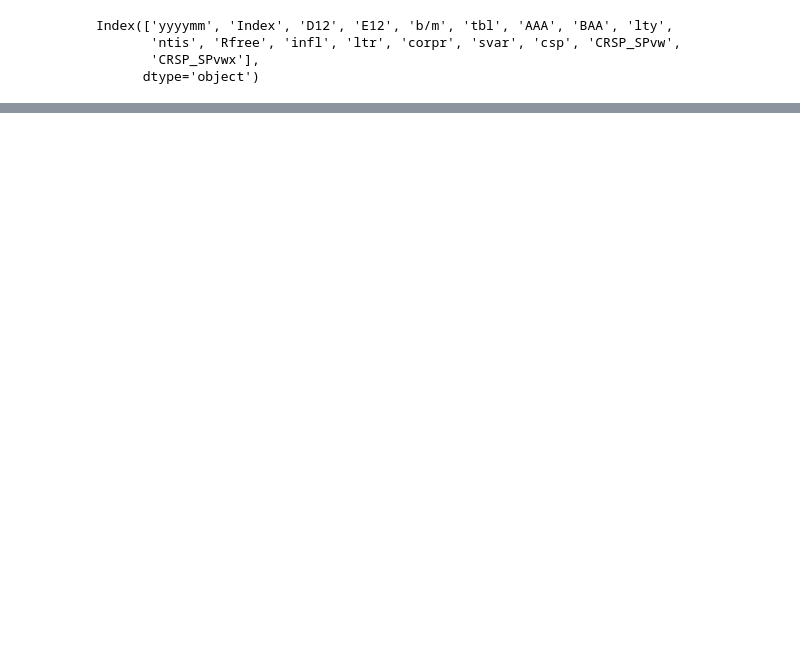
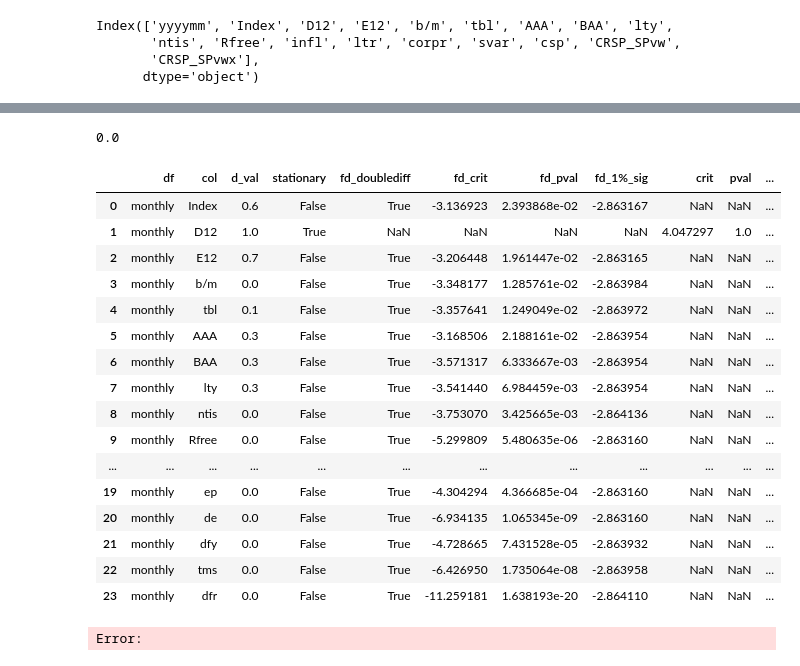
Before and after one commit to tdotkim/nw_msds, a Jupyter notebook: 451_financial_machine_learning/week_4/module4.ipynb, the cells around one changed output, grey strips where cells are left out. Cells and saved outputs as stored; diff of their text form; code cells hidden in the pictures; blank space fills up the shorter version.

```diff
--- a/451_financial_machine_learning/week_4/module4.ipynb
+++ b/451_financial_machine_learning/week_4/module4.ipynb
@@ -17,7 +18,7 @@ def fracDiff_FFD(series,d,thres=1e-5):
     w=getWeights_FFD(d,thres)
     df={}
     for name in series.columns:
-        df_= pd.Series(series[name].values,index=series.index).fillna(method='ffill').dropna()
+        df_= pd.Series(series[name].values,index=series.index).ffill().dropna()
         x = pd.Series(0,index=df_.index)
         for k in range(w.shape[0]):
             x = x+w[k,0]*df_.shift(-k)
@@ -96,0 +219,34 @@ Length: 1788, dtype: float64
+# %%
+findMinD(monthlydf[['ntis']])
+# %% [output]
+0.0
+# %%
+def check_if_stationaryv2(df, name):
+    bigholder = []
+    for col in df.columns:
+        smallholder = {}
+        if 'yyyy' in col:
+            continue
+        smallholder['df'] = name
+        smallholder['col'] = col
+        if findMinD(df[[col]]) == 1.0:
+            smallholder['d_val'] = 1.0
+            smallholder['stationary'] = True
+            results = adfuller(df[col].dropna(), maxlag=1, regression='c', autolag=None)
+            smallholder['crit'] = results[0]
+            smallholder['pval'] = results[1]
+            smallholder['1%_sig'] = results[4]['5%']
+        else:
+            smallholder['d_val'] = findMinD(df[[col]])
+            d = findMinD(df[[col]])
+            df_ = fracDiff_FFD(df[[col]],d,thres=0.01).dropna()
+            results = adfuller(df_[col].dropna(), maxlag=1, regression='c', autolag=None)
+            smallholder['stationary'] = False
+            smallholder['fd_doublediff'] = True
+            smallholder['fd_crit'] =  results[0]
+            smallholder['fd_pval'] =  results[1]
+            smallholder['fd_1%_sig'] =  results[4]['5%']
+        bigholder.append(smallholder)
+
+    newdf = pd.DataFrame(bigholder)
+    return newdf
@@ -96,0 +283,23 @@ Length: 1788, dtype: float64
+# %%
+qq = check_if_stationaryv2(calced_monthly, 'monthly')
+# %%
+qq
+# %% [output]
+|  | df | col | d_val | stationary | fd_doublediff | fd_crit | fd_pval | fd_1%_sig | crit | pval | ... |
+| 0 | monthly | Index | 0.6 | False | True | -3.136923 | 2.393868e-02 | -2.863167 | NaN | NaN | ... |
+| 1 | monthly | D12 | 1.0 | True | NaN | NaN | NaN | NaN | 4.047297 | 1.0 | ... |
+| 2 | monthly | E12 | 0.7 | False | True | -3.206448 | 1.961447e-02 | -2.863165 | NaN | NaN | ... |
+| 3 | monthly | b/m | 0.0 | False | True | -3.348177 | 1.285761e-02 | -2.863984 | NaN | NaN | ... |
+| 4 | monthly | tbl | 0.1 | False | True | -3.357641 | 1.249049e-02 | -2.863972 | NaN | NaN | ... |
+| 5 | monthly | AAA | 0.3 | False | True | -3.168506 | 2.188161e-02 | -2.863954 | NaN | NaN | ... |
+| 6 | monthly | BAA | 0.3 | False | True | -3.571317 | 6.333667e-03 | -2.863954 | NaN | NaN | ... |
+| 7 | monthly | lty | 0.3 | False | True | -3.541440 | 6.984459e-03 | -2.863954 | NaN | NaN | ... |
+| 8 | monthly | ntis | 0.0 | False | True | -3.753070 | 3.425665e-03 | -2.864136 | NaN | NaN | ... |
+| 9 | monthly | Rfree | 0.0 | False | True | -5.299809 | 5.480635e-06 | -2.863160 | NaN | NaN | ... |
+| ... | ... | ... | ... | ... | ... | ... | ... | ... | ... | ... | ... |
+| 19 | monthly | ep | 0.0 | False | True | -4.304294 | 4.366685e-04 | -2.863160 | NaN | NaN | ... |
+| 20 | monthly | de | 0.0 | False | True | -6.934135 | 1.065345e-09 | -2.863160 | NaN | NaN | ... |
+| 21 | monthly | dfy | 0.0 | False | True | -4.728665 | 7.431528e-05 | -2.863932 | NaN | NaN | ... |
+| 22 | monthly | tms | 0.0 | False | True | -6.426950 | 1.735064e-08 | -2.863958 | NaN | NaN | ... |
+| 23 | monthly | dfr | 0.0 | False | True | -11.259181 | 1.638193e-20 | -2.864110 | NaN | NaN | ... |
+Error:
```
Also changed, not shown: parts of 25 cells of this notebook, 43 other files.
